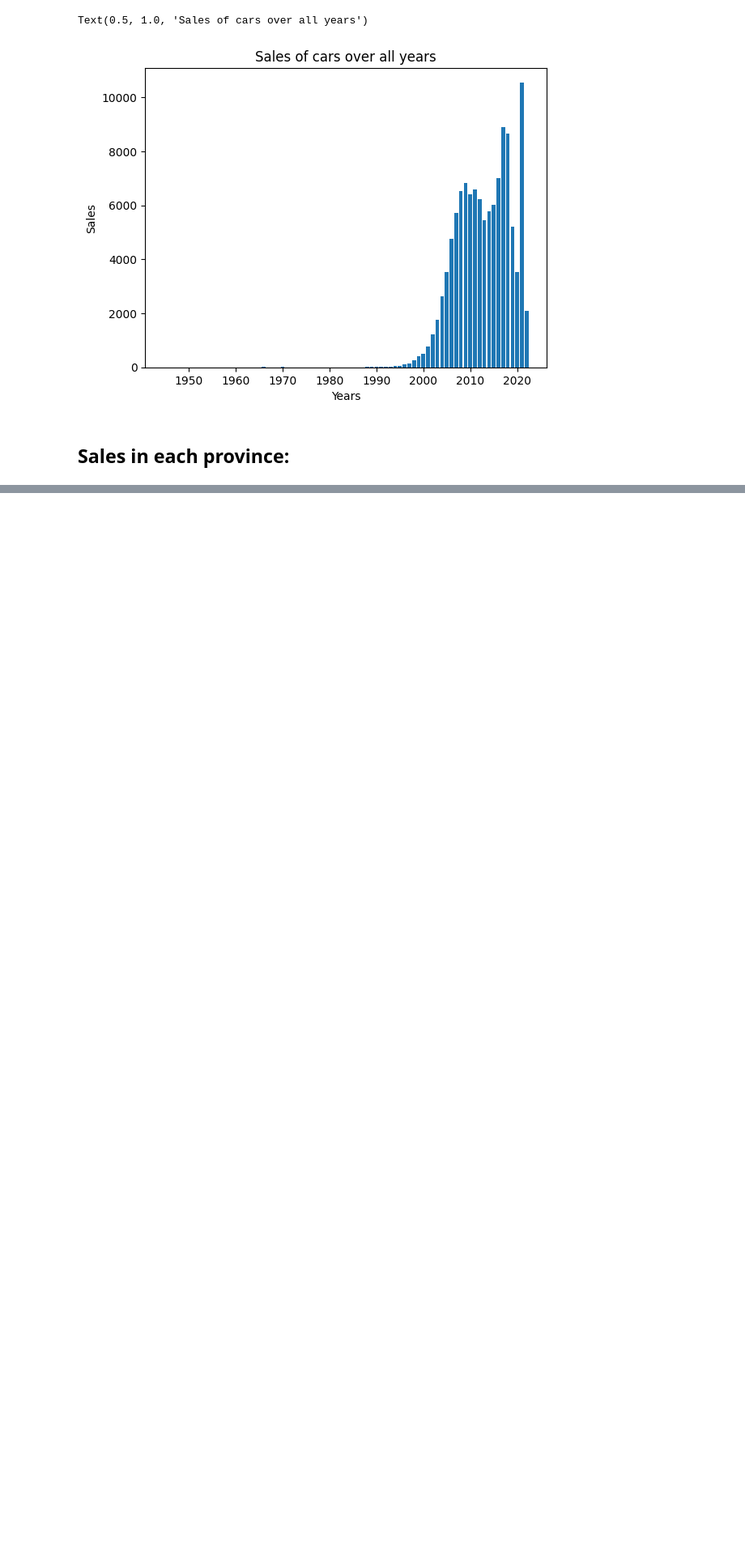
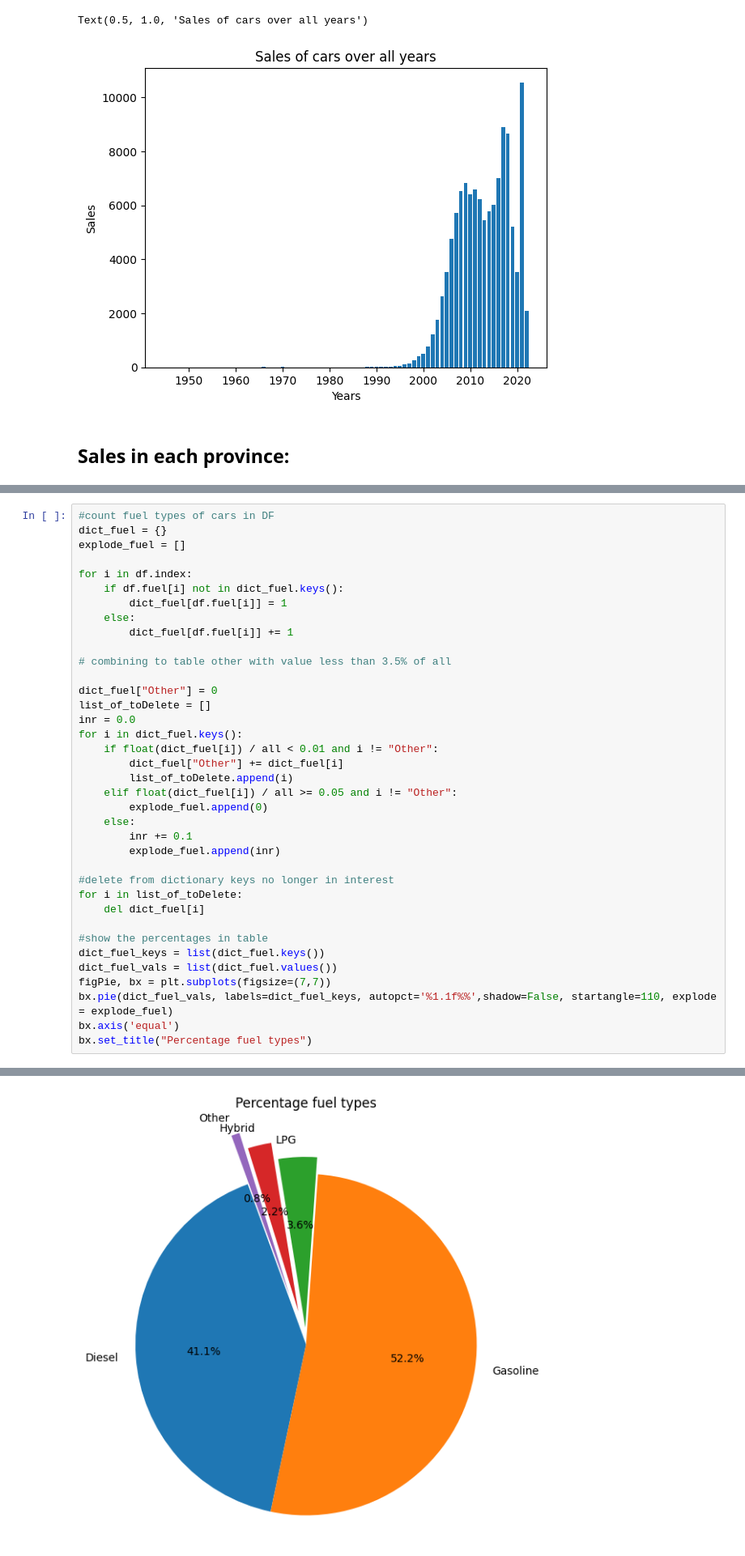
Before and after one commit to buli03/FirstJupyterNotebook, a Jupyter notebook: TestingJupi.ipynb, the cells around one changed output, grey strips where cells are left out. Shown at 81% size. Saved outputs shown, nothing was run; the diff lists cells and outputs as text; blank space fills up the shorter version.

Commit message:
Slight changes + fuel types
Slight changes in code to make it shorter

```diff
--- a/TestingJupi.ipynb
+++ b/TestingJupi.ipynb
@@ -105,0 +98,38 @@ Text(0.5, 1.0, 'Percentage of sales in provinces')
+# %%
+#count fuel types of cars in DF
+dict_fuel = {}
+explode_fuel = []
+
+for i in df.index:
+    if df.fuel[i] not in dict_fuel.keys():
+        dict_fuel[df.fuel[i]] = 1
+    else:
+        dict_fuel[df.fuel[i]] += 1
+
+# combining to table other with value less than 3.5% of all
+
+dict_fuel["Other"] = 0
+list_of_toDelete = []
+inr = 0.0
+for i in dict_fuel.keys():
+    if float(dict_fuel[i]) / all < 0.01 and i != "Other":
+        dict_fuel["Other"] += dict_fuel[i]
+        list_of_toDelete.append(i)
+    elif float(dict_fuel[i]) / all >= 0.05 and i != "Other":
+        explode_fuel.append(0)
+    else:
+        inr += 0.1
+        explode_fuel.append(inr)
+
+#delete from dictionary keys no longer in interest
+for i in list_of_toDelete:
+    del dict_fuel[i]
+
+#show the percentages in table
+dict_fuel_keys = list(dict_fuel.keys())
+dict_fuel_vals = list(dict_fuel.values())
+figPie, bx = plt.subplots(figsize=(7,7))
+bx.pie(dict_fuel_vals, labels=dict_fuel_keys, autopct='%1.1f%%',shadow=False, startangle=110, explode = explode_fuel)
+bx.axis('equal')
+bx.set_title("Percentage fuel types")
+# %% [output]
@@ -105,0 +140 @@ Text(0.5, 1.0, 'Percentage of sales in provinces')
+[figure, added]
```
Also changed, not shown: parts of 4 cells of this notebook, 3 other files.
